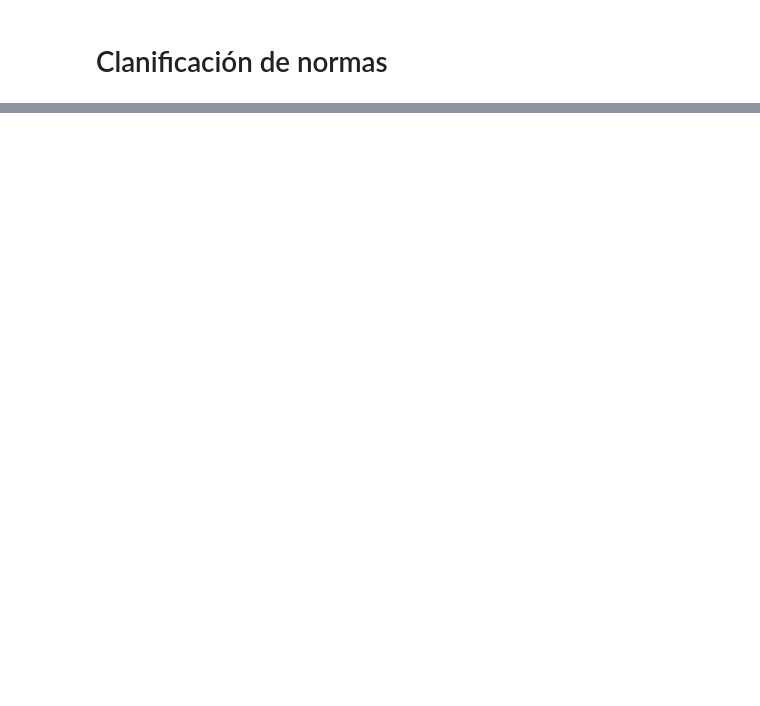
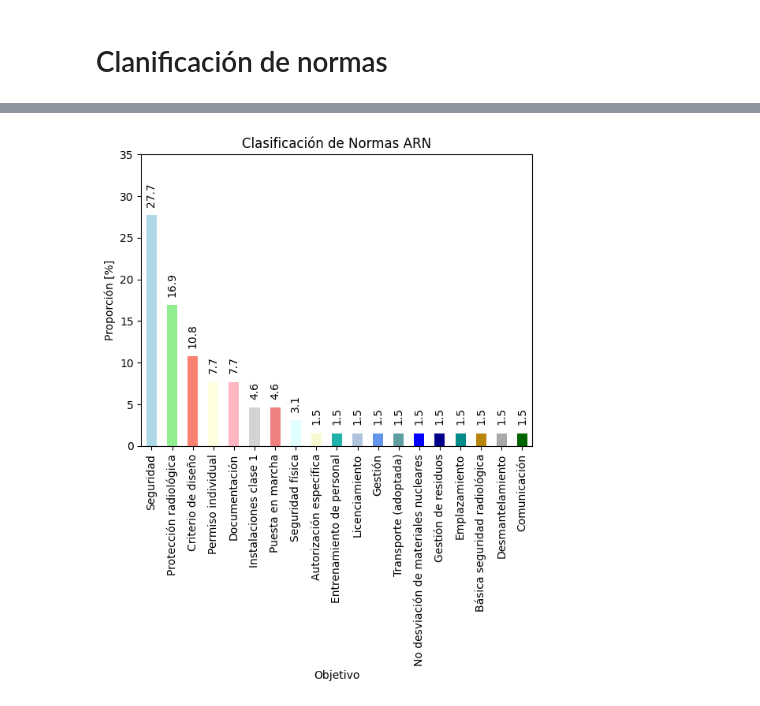
Before and after one commit to bettachini/nlpTP, a Jupyter notebook: arn/normasGrupo.ipynb, the cells around one changed output, grey strips where cells are left out. Saved outputs shown, nothing was run; the diff lists cells and outputs as text; code cells hidden in the pictures; blank space fills up the shorter version.

```diff
--- a/arn/normasGrupo.ipynb
+++ b/arn/normasGrupo.ipynb
@@ -38,0 +36,44 @@ Text(0.5, 1.0, 'Clasificación de Normas ARN')
+# %%
+# generate a color_map accounting for the different types found with df['Objetivo'].unique()
+
+colour_map = {
+    'Instalaciones clase 1' : 'lightblue',
+    'Autorización específica' : 'lightgreen',
+    'Entrenamiento de personal' : 'salmon',
+    'Licenciamiento' : 'lightyellow',
+    'Emplazamiento' : 'lightpink',
+    'Básica seguridad radiológica' : 'lightgray',
+    'Gestión de residuos' : 'lightcoral',
+    'Seguridad física' : 'lightcyan',
+    'No desviación de materiales nucleares' : 'lightgoldenrodyellow',
+    'Transporte (adoptada)' : 'lightseagreen',
+    'Gestión' : 'lightsteelblue',
+    'Protección radiológica' : 'cornflowerblue',
+    'Seguridad' : 'cadetblue',
+    'Desmantelamiento' : 'blue',
+    'Criterio de diseño' : 'darkblue',
+    'Documentación' : 'darkcyan',
+    'Puesta en marcha' : 'darkgoldenrod',
+    'Comunicación' : 'darkgray',
+    'Permiso individual' : 'darkgreen',
+}
+# %%
+# same graph as above but the bars are colored according to the colour_map
+df['Objetivo'].value_counts(normalize=True).mul(100).plot(kind='bar', ylabel='Proporción [%]', color=[colour_map[i] for i in df['Objetivo'].unique()])
+
+# title
+plt.title('Clasificación de Normas ARN')
+
+# ylimit
+plt.ylim(0, 35)
+
+# legend
+# plt.legend(colour_map, loc='center left', bbox_to_anchor=(1, 0.5))
+
+# percentage values on top of bars
+for i, v in enumerate(df['Objetivo'].value_counts(normalize=True).mul(100)):
+    plt.text(i, v + 1, f'{v:.1f}', ha='center', va='bottom', rotation=90)
+
+plt.show()
+# %% [output]
+[figure, added]
```
Also changed, not shown: parts of 3 cells of this notebook, 20 other files.
